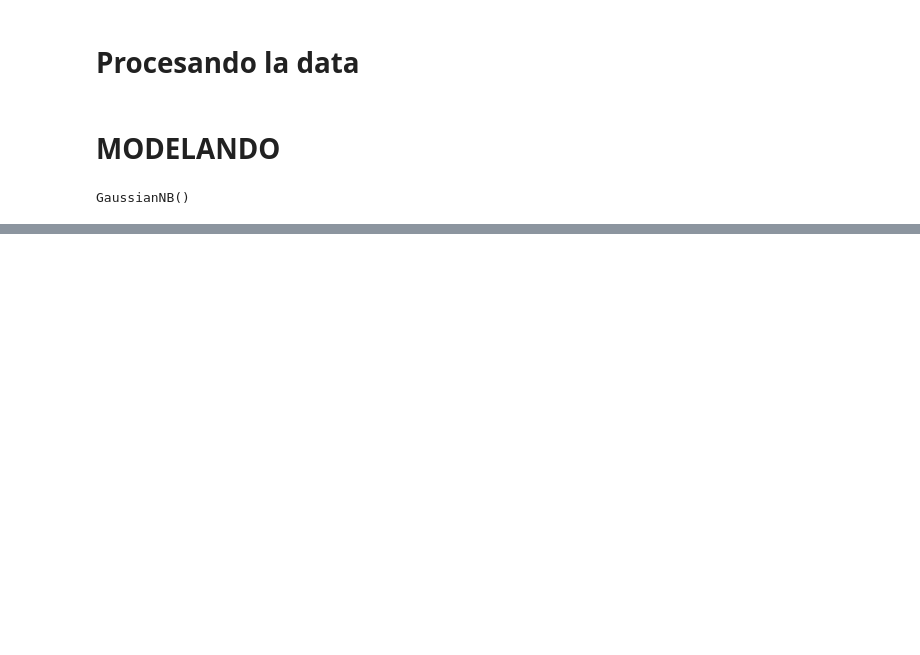
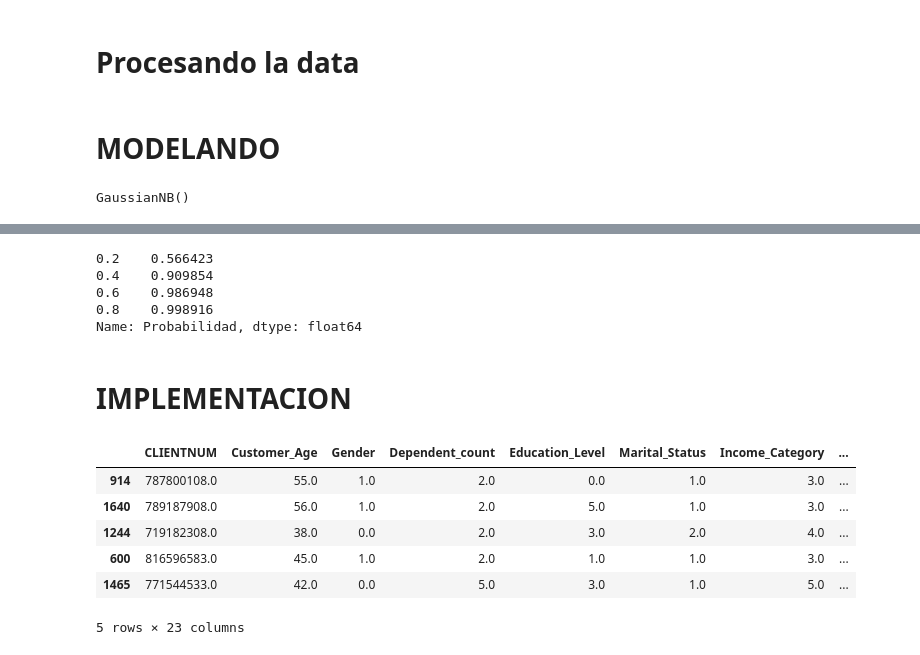
Before and after one commit to magic-tps/Machine-Learning, a Jupyter notebook: Clasificador Naive Bayes/2. Credit Card Customers Prediction/code.ipynb, the cells around one changed output, grey strips where cells are left out. Cells and saved outputs as stored; diff of their text form; code cells hidden in the pictures; blank space fills up the shorter version.

```diff
--- a/Clasificador Naive Bayes/2. Credit Card Customers Prediction/code.ipynb
+++ b/Clasificador Naive Bayes/2. Credit Card Customers Prediction/code.ipynb
@@ -264,0 +304,17 @@ plt.show()
+# %%
+dataf.columns = ['CLIENTNUM', 'Customer_Age', 'Gender', 'Dependent_count',
+       'Education_Level', 'Marital_Status', 'Income_Category', 'Card_Category',
+       'Months_on_book', 'Total_Relationship_Count', 'Months_Inactive_12_mon',
+       'Contacts_Count_12_mon', 'Credit_Limit', 'Total_Revolving_Bal',
+       'Avg_Open_To_Buy', 'Total_Amt_Chng_Q4_Q1', 'Total_Trans_Amt',
+       'Total_Trans_Ct', 'Total_Ct_Chng_Q4_Q1', 'Avg_Utilization_Ratio',
+       'Prediccion', 'Probabilidad']
+# %%
+quantiles = dataf['Probabilidad'].quantile(q=[0.20,0.40,0.60,0.80])
+quantiles
+# %% [output]
+0.2    0.566423
+0.4    0.909854
+0.6    0.986948
+0.8    0.998916
+Name: Probabilidad, dtype: float64
@@ -264,0 +323,2 @@ plt.show()
+# %% [markdown]
+# IMPLEMENTACION
@@ -264,0 +332,11 @@ plt.show()
+# %%
+dataf['score'] = pd.cut(dataf['Probabilidad'], bins=[0,0.2,0.4,0.6,0.8,1], labels=['Muy bajo','Bajo','Medio','Alto','Muy alto'])
+dataf.head(5)
+# %% [output]
+|  | CLIENTNUM | Customer_Age | Gender | Dependent_count | Education_Level | Marital_Status | Income_Category | ... |
+| 914 | 787800108.0 | 55.0 | 1.0 | 2.0 | 0.0 | 1.0 | 3.0 | ... |
+| 1640 | 789187908.0 | 56.0 | 1.0 | 2.0 | 5.0 | 1.0 | 3.0 | ... |
+| 1244 | 719182308.0 | 38.0 | 0.0 | 2.0 | 3.0 | 2.0 | 4.0 | ... |
+| 600 | 816596583.0 | 45.0 | 1.0 | 2.0 | 1.0 | 1.0 | 3.0 | ... |
+| 1465 | 771544533.0 | 42.0 | 0.0 | 5.0 | 3.0 | 1.0 | 5.0 | ... |
+5 rows × 23 columns
```
Also changed, not shown: parts of 19 cells of this notebook, 8 other files.
